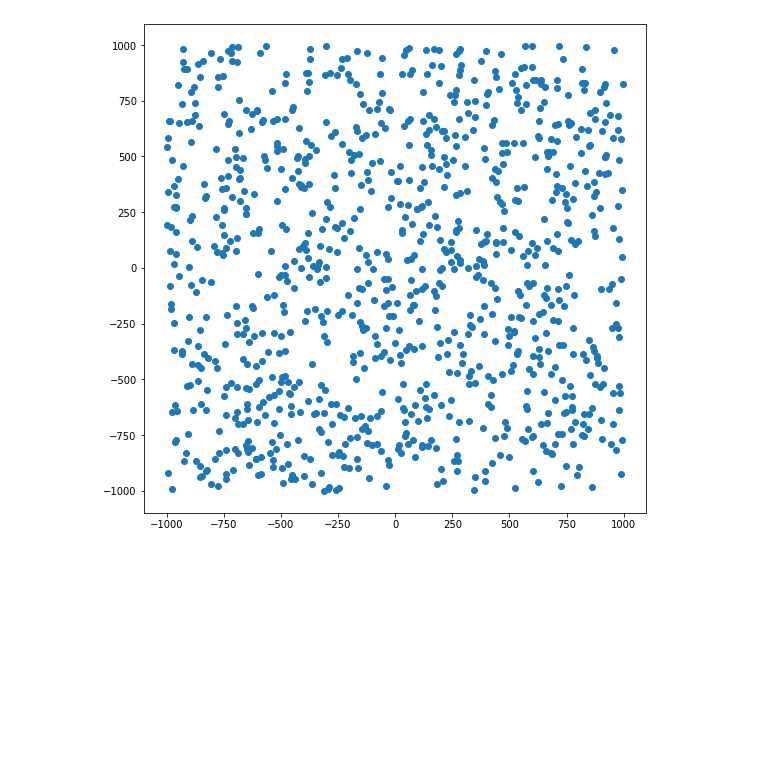
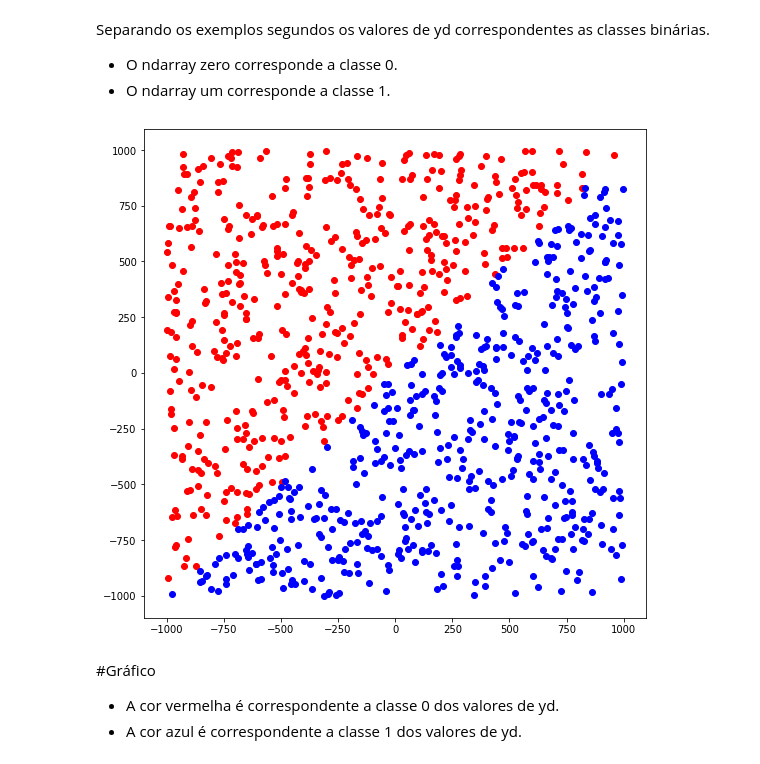
Before and after one commit to danilo-uea/PP2-2020-1, a Jupyter notebook: Projeto_prático_2.ipynb, the cells around one changed output. Drawn from its saved outputs; the diff is of its cells as text; code cells hidden in the pictures; blank space fills up the shorter version.

Commit message:
A primeira versão do gráfico

```diff
--- a/Projeto_prático_2.ipynb
+++ b/Projeto_prático_2.ipynb
@@ -8,9 +4,31 @@ data = np.fromfile(filename, dtype=dt)
-# %%
-x = np.arange(1, 11, 1)
-y = np.arange(1, 11, 1)
-# plt.plot(data['x1'],data['x2'], 'ro')
-plt.figure(figsize=(9, 9))
-plt.scatter(data['x1'],data['x2'])
-plt.show()
-# %% [output]
-[figure, removed]
+# %%
+filename = '/content/drive/My Drive/dados_colab/Redes Neurais/PP2/dataAll.txt'
+dt = np.dtype([('x1', float),('x2', float),('yd', float)])
+data = np.fromfile(filename, dtype=dt)
+
+zero = np.empty((0,3), float)
+for x in range(len(data)):
+  if (data[x][2] == 0):
+    temp = np.array([[data[x][0],data[x][1],data[x][2]]])
+    zero = np.append(zero, temp, axis=0)
+
+um = np.empty((0,3), float)
+for x in range(len(data)):
+  if (data[x][2] == 1):
+    temp = np.array([[data[x][0],data[x][1],data[x][2]]])
+    um = np.append(um, temp, axis=0)
+# %% [markdown]
+Separando os exemplos segundos os valores de yd correspondentes as classes binárias.
+* O ndarray zero corresponde a classe 0.
+* O ndarray um corresponde a classe 1.
+# %%
+plt.figure(figsize=(9, 9))
+plt.scatter(zero[0:,0],zero[0:,1], c='red')
+plt.scatter(um[0:,0],um[0:,1], c='blue')
+plt.show()
+# %% [output]
+[figure, added]
+# %% [markdown]
+#Gráfico
+* A cor vermelha é correspondente a classe 0 dos valores de yd.
+* A cor azul é correspondente a classe 1 dos valores de yd.
```
Also changed, not shown: parts of 1 cell of this notebook.
